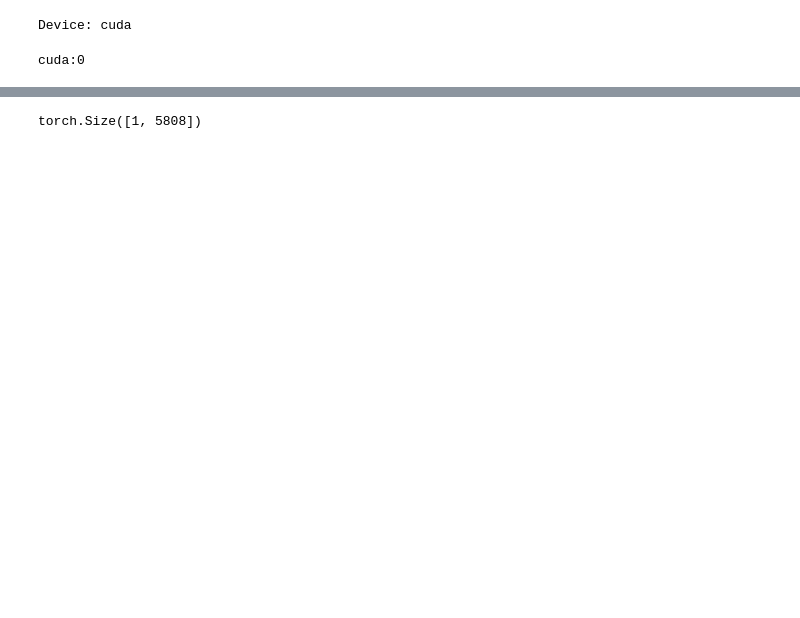
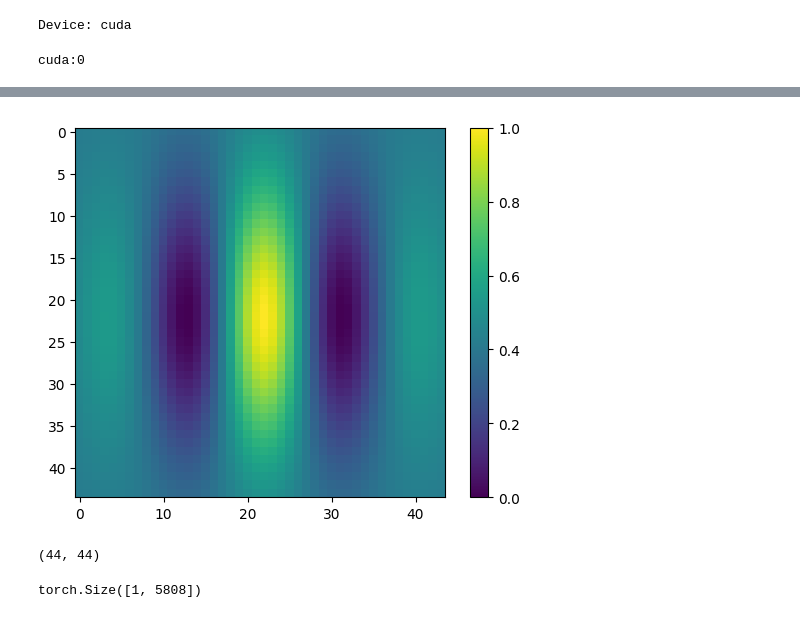
Before and after one commit to smithlindsay/mine-pytorch, a Jupyter notebook: notebooks/gaborfilter.ipynb, the cells around one changed output, grey strips where cells are left out. Saved outputs shown, nothing was run; the diff lists cells and outputs as text; code cells hidden in the pictures; blank space fills up the shorter version.

```diff
--- a/notebooks/gaborfilter.ipynb
+++ b/notebooks/gaborfilter.ipynb
@@ -66,2 +124,13 @@ plt.show()
+# %%
+plt.figure()
+plt.imshow(weights)
+ax = plt.gca()
+ax.set_aspect('equal')
+plt.colorbar()
+plt.show()
+weights.shape
+# %% [output]
+[figure, added]
+(44, 44)
 # %%
 # weights[44,44] -> [44,44,0] -> [44,44,3] -> [1,5808]
```
Also changed, not shown: parts of 27 cells of this notebook, 28 other files.
